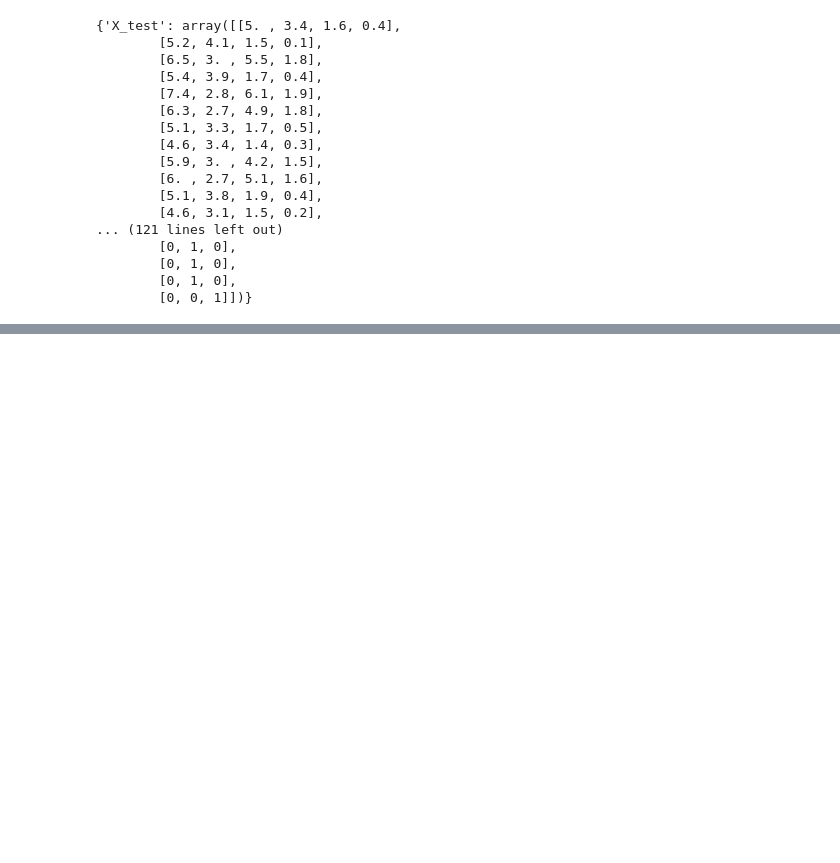
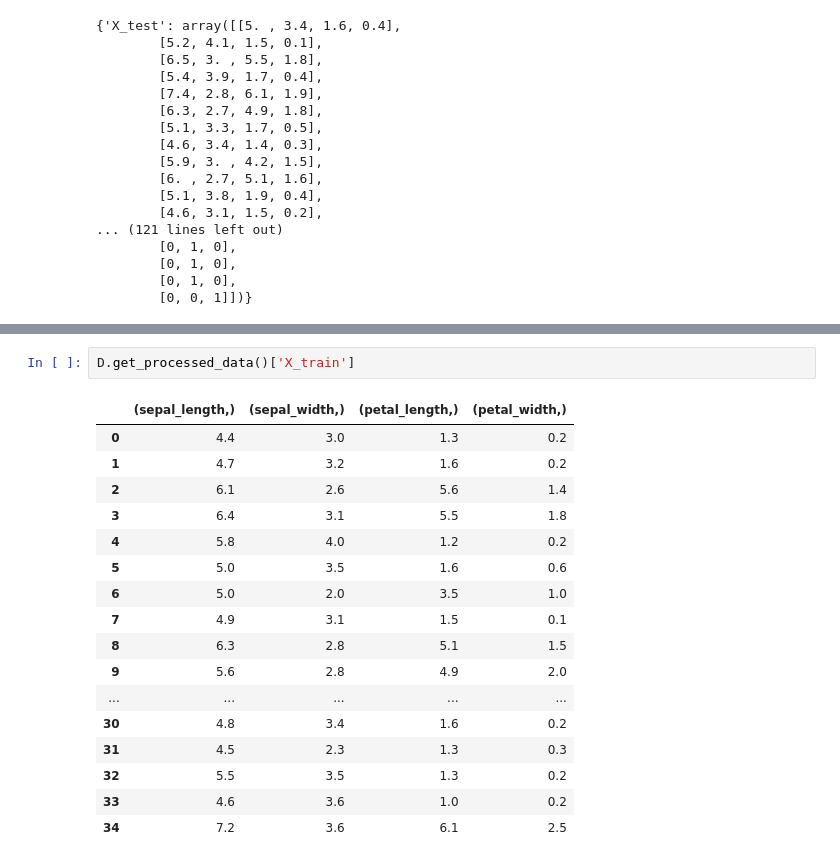
Before and after one commit to Didayolo/medi-chal, a Jupyter notebook: example.ipynb, the cells around one changed output, grey strips where cells are left out. Drawn from its saved outputs; the diff is of its cells as text; blank space fills up the shorter version.

```diff
--- a/example.ipynb
+++ b/example.ipynb
@@ -51,0 +55,20 @@ y train
+# %%
+D.get_processed_data()['X_train']
+# %% [output]
+|  | (sepal_length,) | (sepal_width,) | (petal_length,) | (petal_width,) |
+| 0 | 4.4 | 3.0 | 1.3 | 0.2 |
+| 1 | 4.7 | 3.2 | 1.6 | 0.2 |
+| 2 | 6.1 | 2.6 | 5.6 | 1.4 |
+| 3 | 6.4 | 3.1 | 5.5 | 1.8 |
+| 4 | 5.8 | 4.0 | 1.2 | 0.2 |
+| 5 | 5.0 | 3.5 | 1.6 | 0.6 |
+| 6 | 5.0 | 2.0 | 3.5 | 1.0 |
+| 7 | 4.9 | 3.1 | 1.5 | 0.1 |
+| 8 | 6.3 | 2.8 | 5.1 | 1.5 |
+| 9 | 5.6 | 2.8 | 4.9 | 2.0 |
+| ... | ... | ... | ... | ... |
+| 30 | 4.8 | 3.4 | 1.6 | 0.2 |
+| 31 | 4.5 | 2.3 | 1.3 | 0.3 |
+| 32 | 5.5 | 3.5 | 1.3 | 0.2 |
+| 33 | 4.6 | 3.6 | 1.0 | 0.2 |
+| 34 | 7.2 | 3.6 | 6.1 | 2.5 |
```
Also changed, not shown: parts of 2 cells of this notebook, 3 other files.
